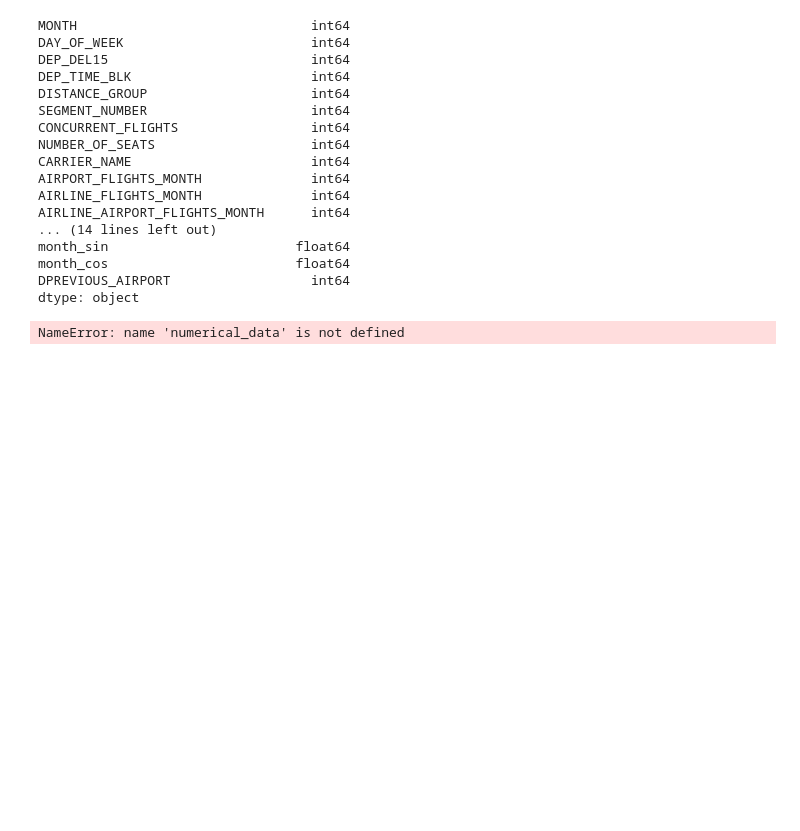
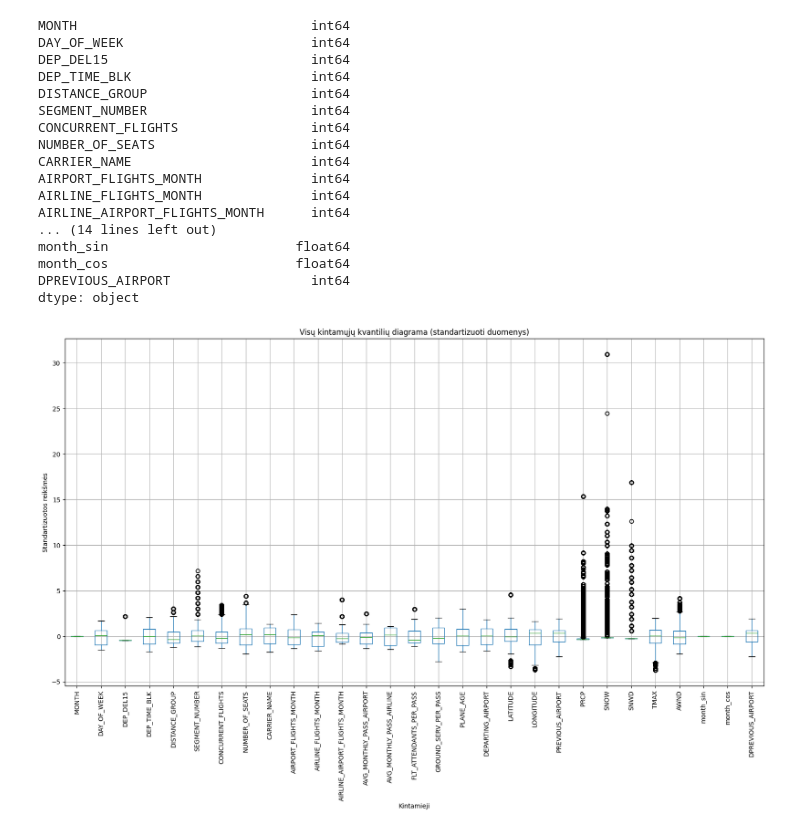
Before and after one commit to anajurg/semestro-projektas, a Jupyter notebook: semestro_projektas.ipynb, the cells around one changed output. Cells and saved outputs as stored; diff of their text form; code cells hidden in the pictures; blank space fills up the shorter version.

```diff
--- a/semestro_projektas.ipynb
+++ b/semestro_projektas.ipynb
@@ -379,23 +377,22 @@ e = LabelEncoder()
 df['PREVIOUS_AIRPORT'] = le.fit_transform(df['PREVIOUS_AIRPORT'])
 df['DPREVIOUS_AIRPORT'] = df['PREVIOUS_AIRPORT'].astype('int64')
 # %%
-# Select only numerical columns
-from sklearn.preprocessing import StandardScaler
+numerical_data = df.select_dtypes(include=['float64', 'int64'])
 
 # Standardize the data
 scaler = StandardScaler()
 numerical_data_scaled = pd.DataFrame(scaler.fit_transform(numerical_data), columns=numerical_data.columns)
 
 # Create boxplot for scaled data
 plt.figure(figsize=(20, 10))
 numerical_data_scaled.boxplot(rot=90)
 plt.title('Visų kintamųjų kvantilių diagrama (standartizuoti duomenys)')
 plt.ylabel('Standartizuotos reikšmės')
 plt.xlabel('Kintamieji')
 plt.grid(True)
 plt.show()
 # %% [output]
-NameError: name 'numerical_data' is not defined
+[figure, added]
 # %%
 from sklearn.model_selection import train_test_split
 
```
Also changed, not shown: parts of 11 cells of this notebook.
